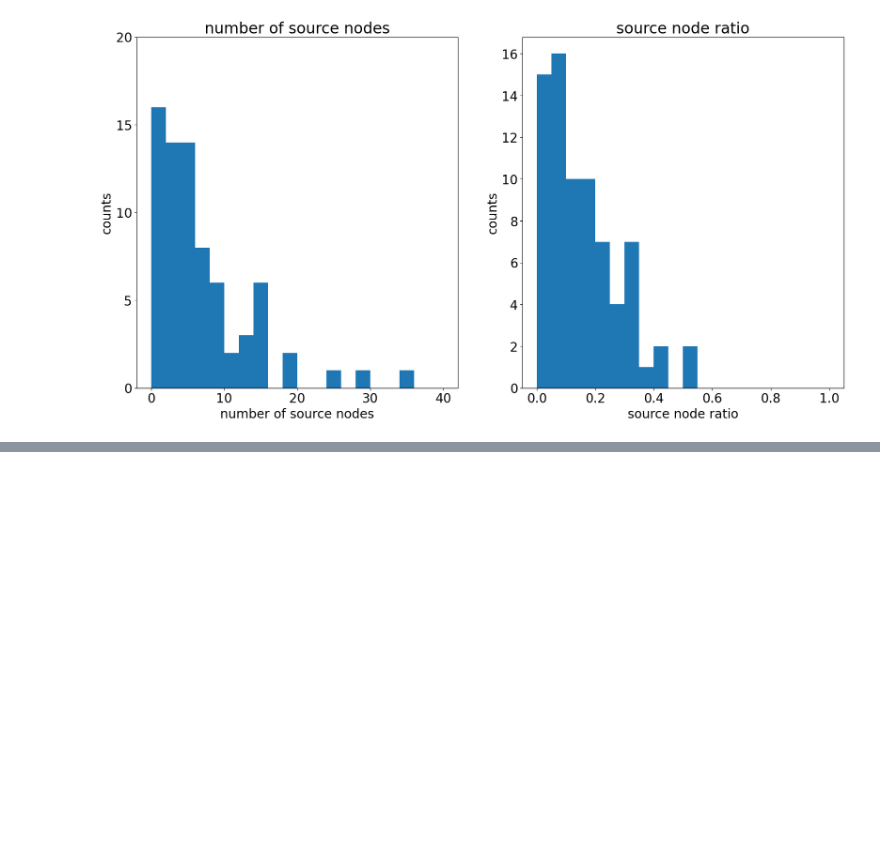
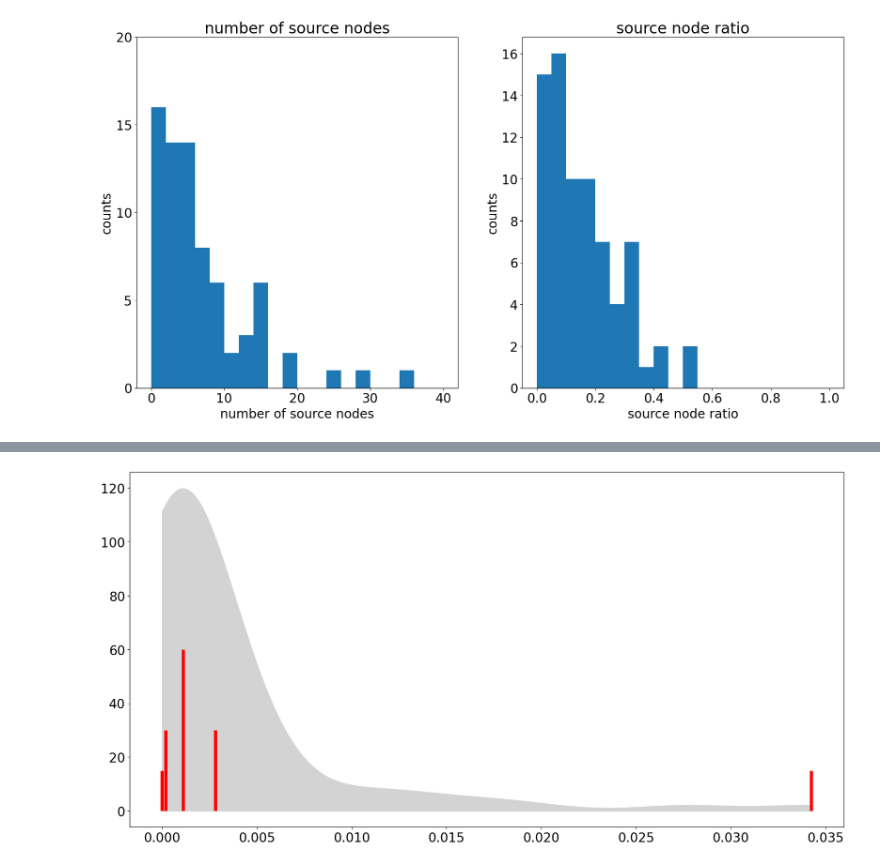
Before and after one commit to kyuhyongpark/cubewalkers-analysis, a Jupyter notebook: node_average_values_analysis.ipynb, the cells around one changed output, grey strips where cells are left out. Drawn from its saved outputs; the diff is of its cells as text; code cells hidden in the pictures; blank space fills up the shorter version.

```diff
--- a/node_average_values_analysis.ipynb
+++ b/node_average_values_analysis.ipynb
@@ -122,0 +152,22 @@ plt.show()
+# %%
+from scipy.stats import gaussian_kde
+def comparison_plots(vars, hlines=None, vlines=None, quads=None):
+    #icount = len(vars)
+    #jcount = len(vars[0])
+
+    #fig = plt.figure(figsize=(10,10))
+    fig, ax = plt.subplots(1,1,figsize=(20,10))
+    fig.set_facecolor('white')
+
+    dx = gaussian_kde(QC[vars])
+    lx = np.linspace(min(QC[vars]),max(QC[vars]),1000)
+    dlx = dx(lx)
+    ax.fill_between(lx,dlx,color='lightgrey')
+    ax.vlines(np.quantile(QC[vars],[0.0,0.25,0.5,0.75,1.0]),0,np.array([0.25,0.5,1.0,0.5,0.25])*max(dlx)/2,linewidth=5,color='red')
+
+    return fig
+# %%
+fig = comparison_plots('dss/N')
+plt.show()
+# %% [output]
+[figure, added]
```
Also changed, not shown: parts of 5 cells of this notebook, 4 other files.
